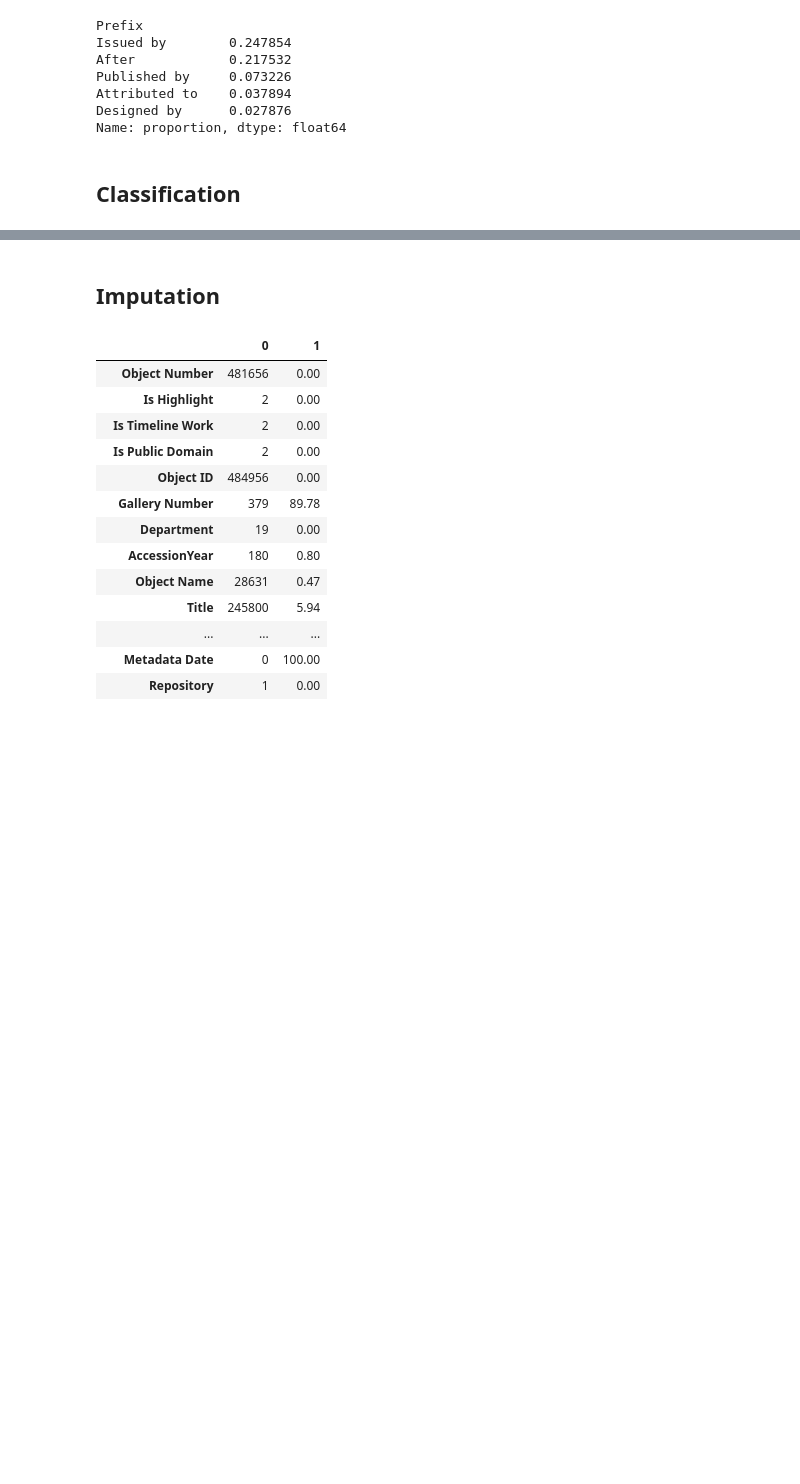
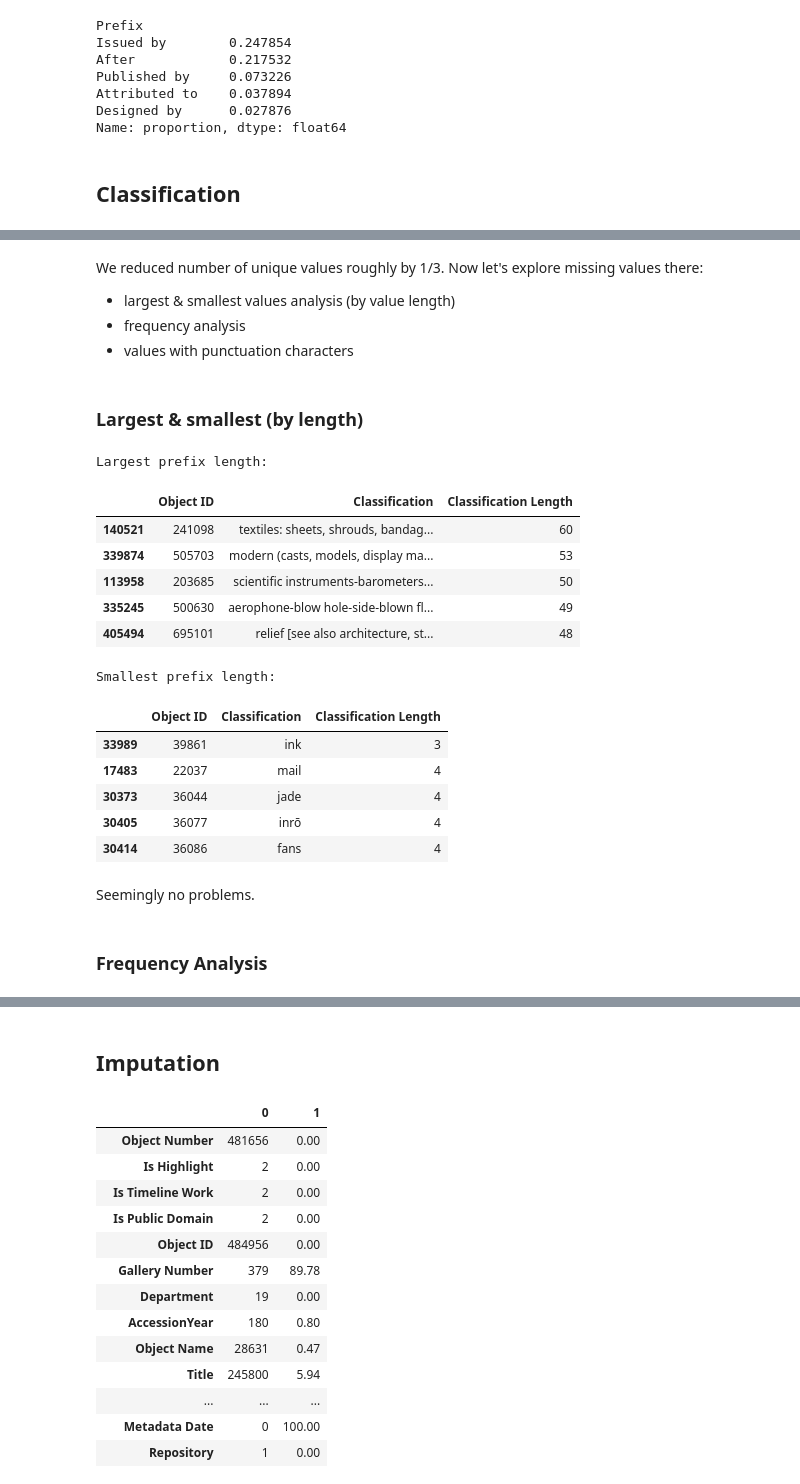
Before and after one commit to nickobard/Data-Preprocessing-Course, a Jupyter notebook: 01/01_homework.ipynb, the cells around one changed output, grey strips where cells are left out. Saved outputs shown, nothing was run; the diff lists cells and outputs as text; code cells hidden in the pictures; blank space fills up the shorter version.

```diff
--- a/01/01_homework.ipynb
+++ b/01/01_homework.ipynb
@@ -1687,0 +1648,3 @@ array([nan, 'Metalwork-Brass', 'Metalwork-Pewter', ...,
+# %%
+df_class = df_objects[['Object ID', 'Classification']].copy()
+introduce_data(df_class, column='Classification')
@@ -1687,0 +1679,9 @@ array([nan, 'Metalwork-Brass', 'Metalwork-Pewter', ...,
+# %%
+def split_classification_keywords(value):
+    if isinstance(value, str):
+        return re.split(r'\||&|/', value)
+    return value
+# %%
+df_class['Classifications List'] = df_class['Classification'].apply(split_classification_keywords)
+df_class_long = df_class.explode('Classifications List').drop('Classification', axis=1).rename({'Classifications List':'Classification'}, axis='columns')
+df_class_long.dropna().head()
@@ -1687,0 +1697,3 @@ array([nan, 'Metalwork-Brass', 'Metalwork-Pewter', ...,
+# %%
+df_class_long['Classification'] = df_class_long['Classification'].apply(lowercase).apply(whitespaces_reduction)
+introduce_data(df_class_long, column='Classification')
@@ -1687,0 +1716,32 @@ array([nan, 'Metalwork-Brass', 'Metalwork-Pewter', ...,
+# %% [markdown]
+We reduced number of unique values roughly by 1/3. Now let's explore missing values there:
+- largest & smallest values analysis (by value length)
+- frequency analysis
+- values with punctuation characters
+# %% [markdown]
+### Largest & smallest (by length)
+# %%
+df_class_long['Classification Length'] = df_class_long['Classification'].apply(lambda x: len(x) if isinstance(x, str) else np.NaN).astype('Int32')
+print('Largest prefix length:')
+display(df_class_long.drop_duplicates(subset='Classification').nlargest(5, columns='Classification Length'))
+print('\nSmallest prefix length:')
+display(df_class_long.drop_duplicates(subset='Classification').nsmallest(5, columns='Classification Length'))
+# %% [output]
+Largest prefix length:
+|  | Object ID | Classification | Classification Length |
+| 140521 | 241098 | textiles: sheets, shrouds, bandag... | 60 |
+| 339874 | 505703 | modern (casts, models, display ma... | 53 |
+| 113958 | 203685 | scientific instruments-barometers... | 50 |
+| 335245 | 500630 | aerophone-blow hole-side-blown fl... | 49 |
+| 405494 | 695101 | relief [see also architecture, st... | 48 |
+Smallest prefix length:
+|  | Object ID | Classification | Classification Length |
+| 33989 | 39861 | ink | 3 |
+| 17483 | 22037 | mail | 4 |
+| 30373 | 36044 | jade | 4 |
+| 30405 | 36077 | inrō | 4 |
+| 30414 | 36086 | fans | 4 |
+# %% [markdown]
+Seemingly no problems.
+# %% [markdown]
+### Frequency Analysis
```
Also changed, not shown: parts of 24 cells of this notebook.
